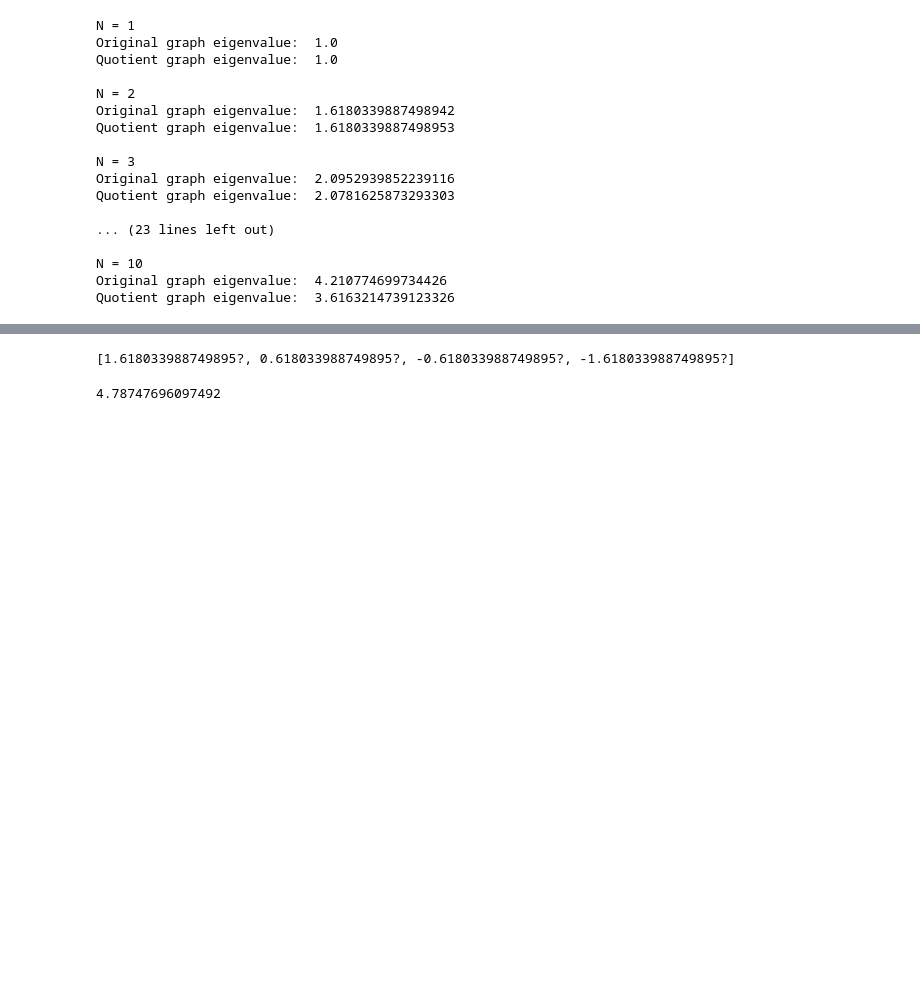
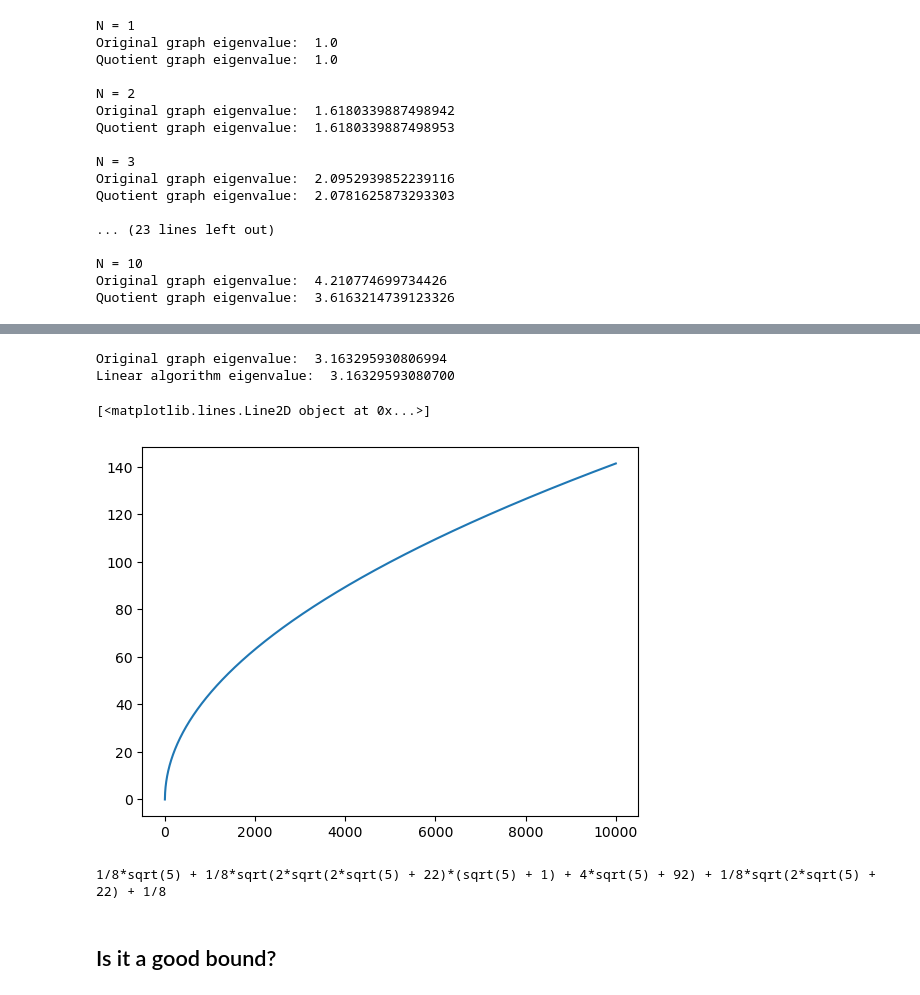
Before and after one commit to emanueljuliano/Strongly_Cospectral_Vertices_On_Trees, a Jupyter notebook: Grundy Eigenvalue.ipynb, the cells around one changed output, grey strips where cells are left out. Saved outputs shown, nothing was run; the diff lists cells and outputs as text; code cells hidden in the pictures; blank space fills up the shorter version.

Commit message:
Explicitly compute grundy eigenvalues and compare with grundy values

```diff
--- a/Grundy Eigenvalue.ipynb
+++ b/Grundy Eigenvalue.ipynb
@@ -352,4 +307,0 @@ sqrt(1/2*sqrt(5) + 3/2)
-# %%
-graphs.PathGraph(4).spectrum()
-# %% [output]
-[1.618033988749895?, 0.618033988749895?, -0.618033988749895?, -1.618033988749895?]
@@ -367,5 +307,0 @@ def quotient_matrix(n, ring=SR):
-# %%
-A = quotient_matrix(100, RR)
-max(np.linalg.eig(A)[0])
-# %% [output]
-4.78747696097492
@@ -371,0 +314,27 @@ max(np.linalg.eig(A)[0])
+# %%
+G = atom_graph(6)
+print("Original graph eigenvalue: ", max(np.linalg.eig(G.adjacency_matrix())[0]))
+print("Linear algorithm eigenvalue: ", radius_Tk(6))
+# %% [output]
+Original graph eigenvalue:  3.163295930806994
+Linear algorithm eigenvalue:  3.16329593080700
+# %%
+import matplotlib.pyplot as plt
+n = 10000
+X = [i for i in range(n)]
+Y = []
+x = 0.0
+for i in range(0, n):
+    Y.append(x)
+    x = (x + sqrt(x^2 + 4))/2
+
+plt.plot(X, Y)
+# %% [output]
+[<matplotlib.lines.Line2D object at 0x...>]
+[figure, added]
+# %%
+radius_Tk(4, ring=SR).simplify_full()
+# %% [output]
+1/8*sqrt(5) + 1/8*sqrt(2*sqrt(2*sqrt(5) + 22)*(sqrt(5) + 1) + 4*sqrt(5) + 92) + 1/8*sqrt(2*sqrt(5) + 22) + 1/8
+# %% [markdown]
+## Is it a good bound?
```
Also changed, not shown: parts of 15 cells of this notebook.
